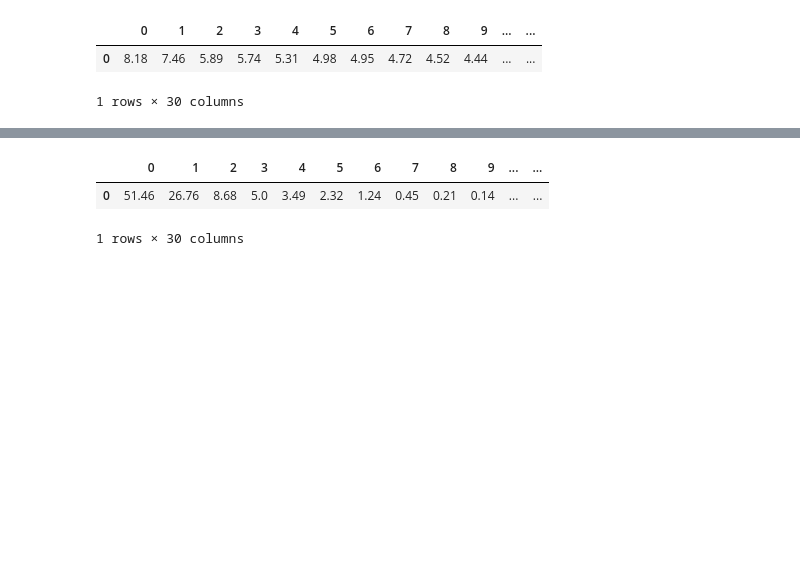
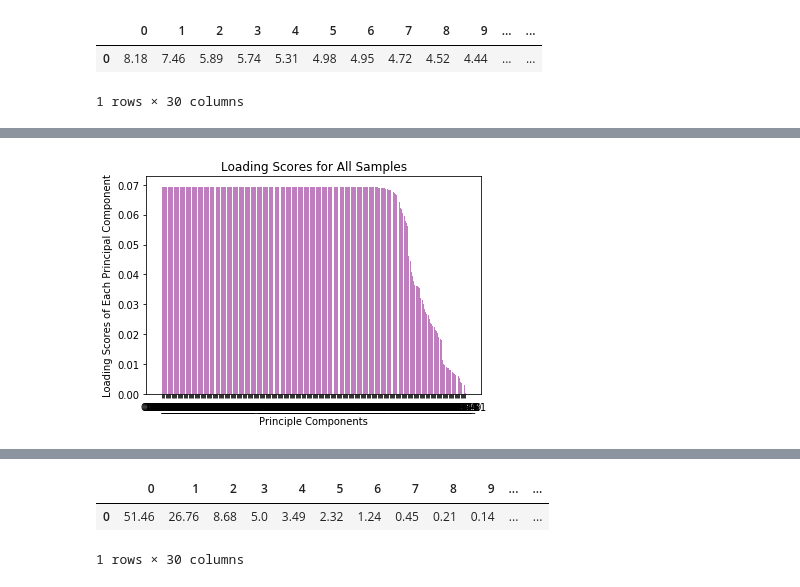
Before and after one commit to kaykrish/comab, a Jupyter notebook: oad_pca1_of_overall.ipynb, the cells around one changed output, grey strips where cells are left out. Saved outputs shown, nothing was run; the diff lists cells and outputs as text; code cells hidden in the pictures; blank space fills up the shorter version.

```diff
--- a/oad_pca1_of_overall.ipynb
+++ b/oad_pca1_of_overall.ipynb
@@ -33,3 +39,7 @@ oad_cleaned.head()
 | OTU_5 | 289 | 363 | 208 | 259 | 366 | 331 | 18787 | 10820 | 5755 | 176 | ... | ... |
 | OTU_4 | 98 | 98 | 5834 | 856 | 361 | 192 | 72 | 199 | 72 | 17345 | ... | ... |
 5 rows × 30 columns
+# %%
+#Make list of indecies and column headers
+index = list(oad_cleaned.index.values)
+columns = list(oad_cleaned)
@@ -77,3 +230,10 @@ scree
 |  | 0 | 1 | 2 | 3 | 4 | 5 | 6 | 7 | 8 | 9 | ... | ... |
 | 0 | 8.18 | 7.46 | 5.89 | 5.74 | 5.31 | 4.98 | 4.95 | 4.72 | 4.52 | 4.44 | ... | ... |
 1 rows × 30 columns
+# %%
+#Determine loading scores for oad_cleaned (transposed)
+# Calculate Loading Scores of PC1
+loading_scores = pd.DataFrame(np.abs(pca.components_[0]), index = index, columns = ['Loading Score'])
+# Sort the loading scores based on their magnitude
+sorted_ls = loading_scores.abs().sort_values(by = ['Loading Score'], ascending = False)
+sorted_ls
@@ -95,0 +275,9 @@ plt.show()
+# %%
+#Rouch plot of all loading scores
+plt.bar(list(sorted_ls.index), sorted_ls['Loading Score'], color = 'purple', alpha=0.5)
+plt.ylabel('Loading Scores of Each Principal Component')
+plt.xlabel('Principle Components')
+plt.title('Loading Scores for All Samples')
+plt.show()
+# %% [output]
+[figure, added]
```
Also changed, not shown: parts of 23 cells of this notebook, 3 other files.
